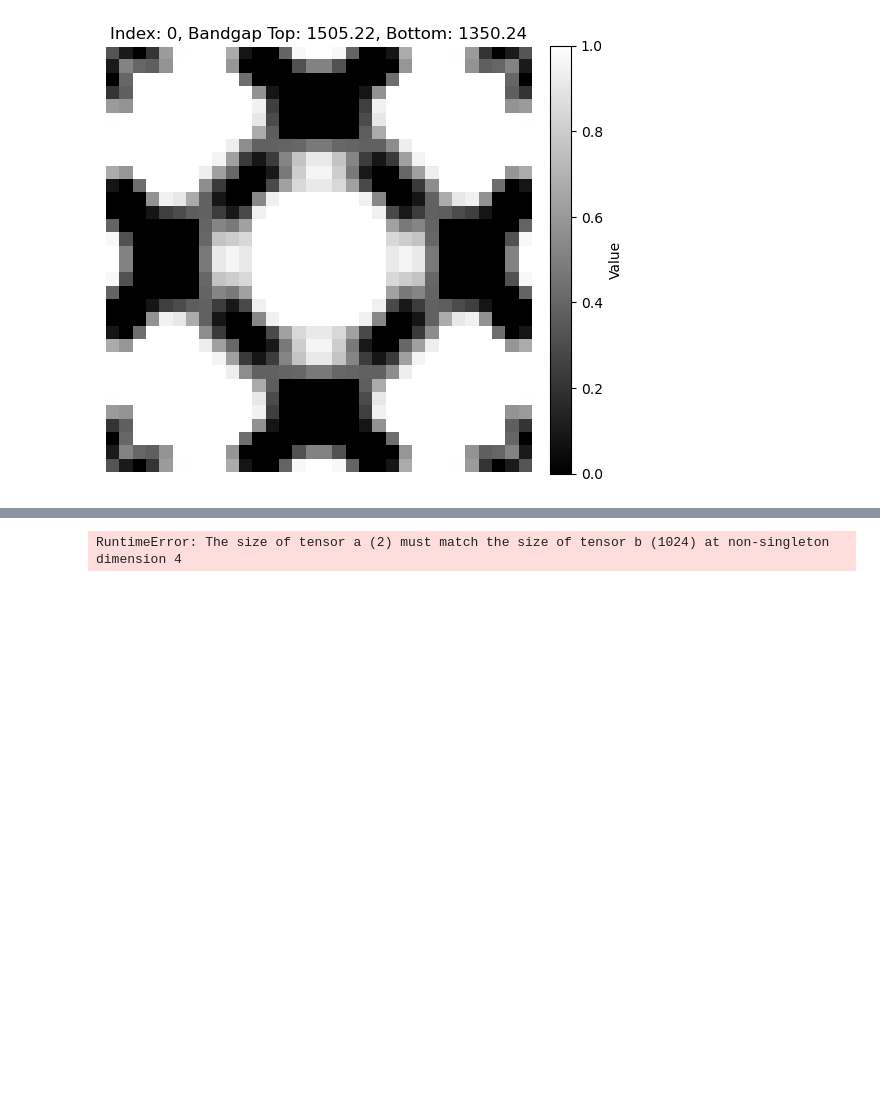
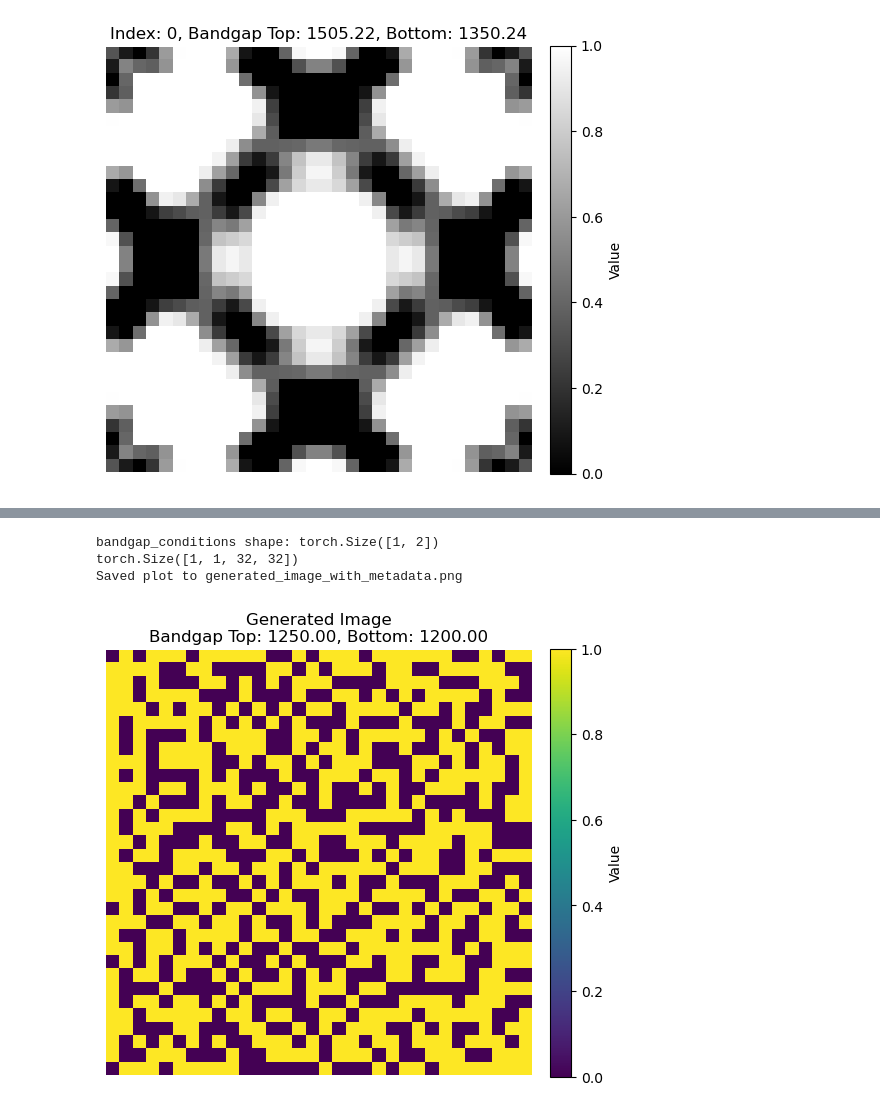
Before and after one commit to trutheresy/Diffusion-Model-2D-Metamaterials, a Jupyter notebook: diffusion_model_playground.ipynb, the cells around one changed output, grey strips where cells are left out. Drawn from its saved outputs; the diff is of its cells as text; code cells hidden in the pictures; blank space fills up the shorter version.

Commit message:
dimension mismatch debugged

```diff
--- a/diffusion_model_playground.ipynb
+++ b/diffusion_model_playground.ipynb
@@ -526,17 +569,20 @@ Saved intermediate model to ./diffusion_models\20241120_034321\model_epoch_12.pt
 ... (9 outputs left out)
 # %%
-def generate_image(model, bandgap_top, bandgap_bottom, num_timesteps=200, device="cuda", image_size=32):
+def generate_image_fixed(model, bandgap_top, bandgap_bottom, num_timesteps=200, device="cuda", image_size=32):
     """
     Generate an image given bandgap conditions using the trained diffusion model.
+    Fixed shape alignment issues in the forward method.
     """
     model.eval()  # Set model to evaluation mode
     model.to(device)
 
     # Initialize Gaussian noise
     x_t = torch.randn(1, 1, image_size, image_size, device=device)  # Start with pure noise
+    x_i = x_t.clone()  # Save initial noise for visualization
 
     # Create conditioning tensor
     bandgap_conditions = torch.tensor([[bandgap_top, bandgap_bottom]], dtype=torch.float32, device=device)
+    print("bandgap_conditions shape:", bandgap_conditions.shape)
 
     # Iterative reverse diffusion process
     with torch.no_grad():
@@ -548,9 +594,13 @@ def generate_image(model, bandgap_top, bandgap_bottom, num_timesteps=200, device
             predicted_noise = model(x_t, t_tensor, bandgap_conditions)
 
             # Debug shapes
-            print("x_t shape:", x_t.shape)
-            print("t_tensor shape:", t_tensor.shape)
-            print("bandgap_conditions shape:", bandgap_conditions.shape)
+            # print("x_t shape:", x_t.shape)
+            # print("t_tensor shape:", t_tensor.shape)
+            # print("bandgap_conditions shape:", bandgap_conditions.shape)
+            # print("predicted_noise shape:", predicted_noise.shape)
+
+            # Ensure predicted_noise has compatible shape for operations
+            predicted_noise = predicted_noise.view_as(x_t)
 
             # Update x_t using predicted noise
             alpha_t = torch.tensor(1 - t / num_timesteps, device=device)  # Convert alpha_t to tensor
@@ -559,7 +609,7 @@ def generate_image(model, bandgap_top, bandgap_bottom, num_timesteps=200, device
     # Final denoised image
     final_image = x_t.clamp(0, 1)  # Clamp to [0, 1] for visualization
 
-    return final_image.cpu()
+    return final_image.cpu(), x_i.cpu()
 
 def plot_generated_image(image_tensor, bandgap_top, bandgap_bottom, title=None, save_path=None):
     """
@@ -579,7 +629,7 @@ def plot_generated_image(image_tensor, bandgap_top, bandgap_bottom, title=None,
 
     # Create the plot
     fig, ax = plt.subplots(figsize=(6, 6))
-    im = ax.imshow(image, cmap='gray', vmin=0, vmax=1)
+    im = ax.imshow(image, cmap='viridis', vmin=0, vmax=1)
 
     # Add title with metadata
     if title is None:
@@ -598,18 +648,21 @@ def plot_generated_image(image_tensor, bandgap_top, bandgap_bottom, title=None,
     else:
         plt.show()
 # %%
-bandgap_top = 1800
-bandgap_bottom = 1500
-generated_image = generate_image(model, bandgap_top, bandgap_bottom)
+bandgap_top = 1250
+bandgap_bottom = 1200
+generated_image, initial_image = generate_image_fixed(model, bandgap_top, bandgap_bottom, num_timesteps=1)
 print(generated_image.shape)
 
 # Plot the generated image
 plot_generated_image(
     generated_image,
     bandgap_top=bandgap_top,
     bandgap_bottom=bandgap_bottom,
     title=None,  # Use the default title format
     save_path="generated_image_with_metadata.png"  # Optional: Save the plot
 )
 # %% [output]
-RuntimeError: The size of tensor a (2) must match the size of tensor b (1024) at non-singleton dimension 4
+bandgap_conditions shape: torch.Size([1, 2])
+torch.Size([1, 1, 32, 32])
+Saved plot to generated_image_with_metadata.png
+[figure, added]
```
Also changed, not shown: parts of 8 cells of this notebook, 10 other files.
